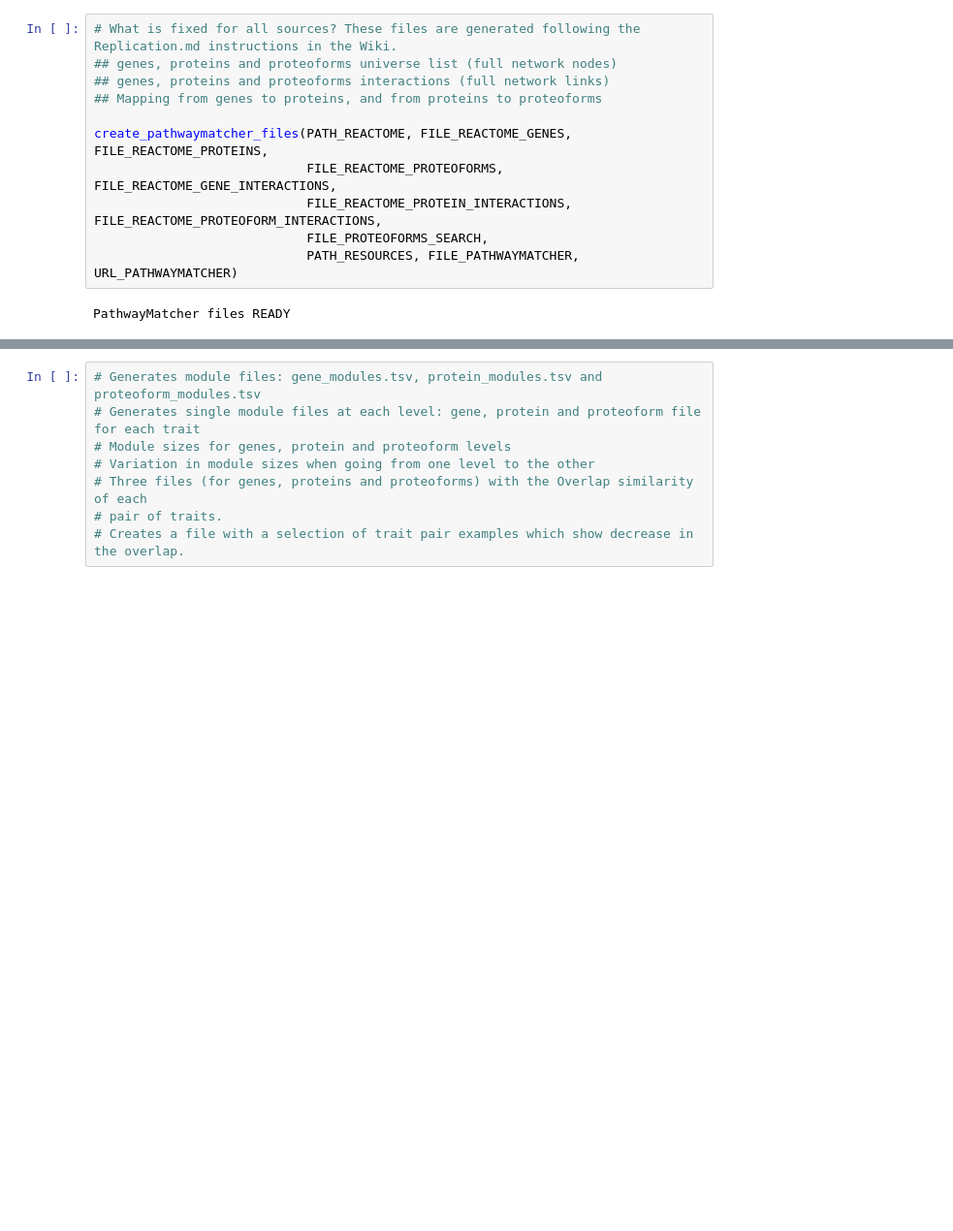
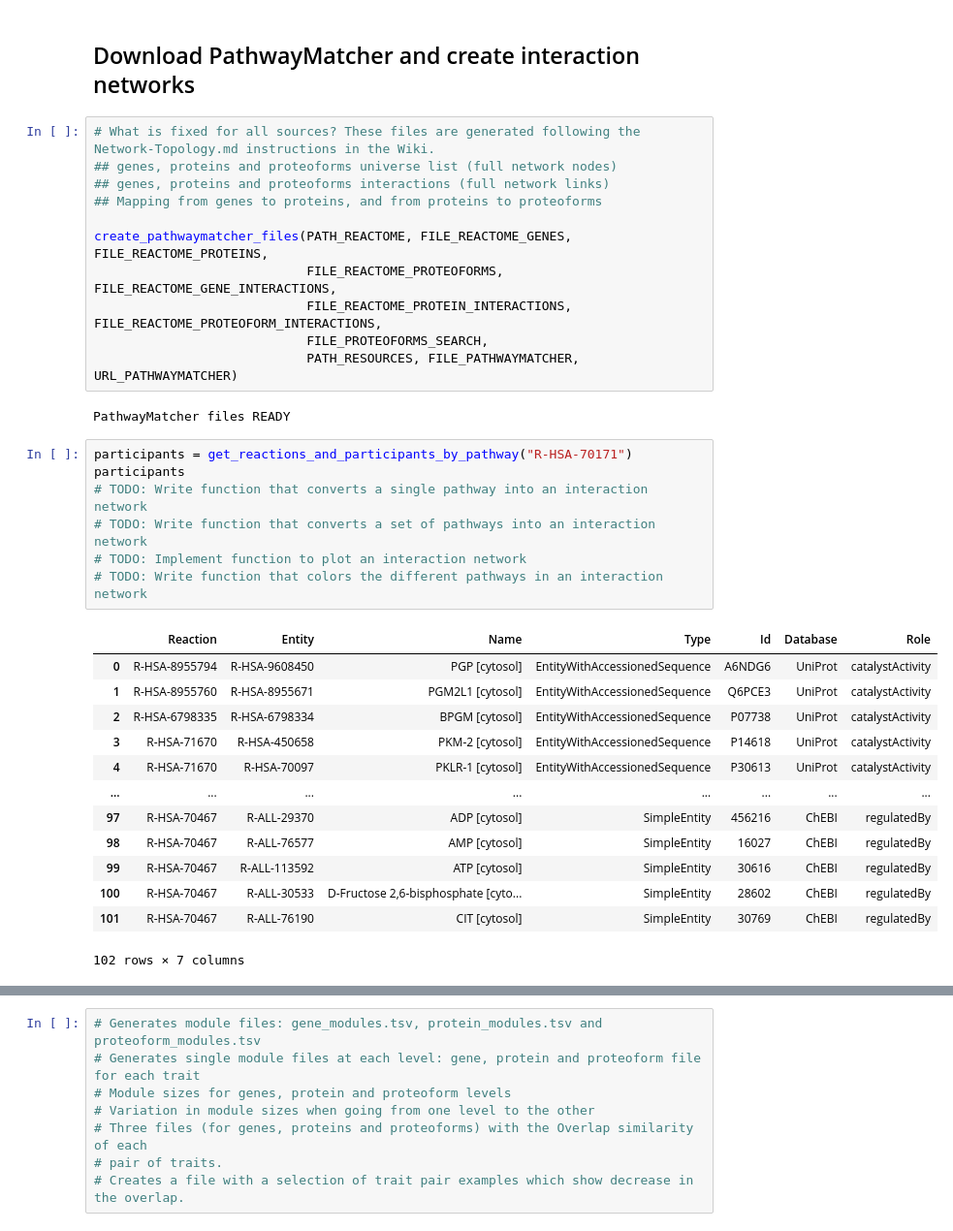
Before and after one commit to PathwayAnalysisPlatform/ProteoformNetworks, a Jupyter notebook: src/Python/network_topology.ipynb, the cells around one changed output, grey strips where cells are left out. Shown: that part at 97% size. Drawn from its saved outputs; the diff is of its cells as text; blank space fills up the shorter version.

```diff
--- a/src/Python/network_topology.ipynb
+++ b/src/Python/network_topology.ipynb
@@ -16,8 +21,10 @@ from Python.lib.download import download_if_not_exists
 config.set_root_wd()
 # %% [output]
 Working directory: c:\git\pathwayanalysisplatform\proteoformnetworks
+# %% [markdown]
+## Download PathwayMatcher and create interaction networks
 # %%
-# What is fixed for all sources? These files are generated following the Replication.md instructions in the Wiki.
+# What is fixed for all sources? These files are generated following the Network-Topology.md instructions in the Wiki.
 ## genes, proteins and proteoforms universe list (full network nodes)
 ## genes, proteins and proteoforms interactions (full network links)
 ## Mapping from genes to proteins, and from proteins to proteoforms
@@ -29,3 +36,24 @@ create_pathwaymatcher_files(PATH_REACTOME, FILE_REACTOME_GENES, FILE_REACTOME_PR
                             PATH_RESOURCES, FILE_PATHWAYMATCHER, URL_PATHWAYMATCHER)
 # %% [output]
 PathwayMatcher files READY
+# %%
+participants = get_reactions_and_participants_by_pathway("R-HSA-70171")
+participants
+# TODO: Write function that converts a single pathway into an interaction network
+# TODO: Write function that converts a set of pathways into an interaction network
+# TODO: Implement function to plot an interaction network
+# TODO: Write function that colors the different pathways in an interaction network
+# %% [output]
+|  | Reaction | Entity | Name | Type | Id | Database | Role |
+| 0 | R-HSA-8955794 | R-HSA-9608450 | PGP [cytosol] | EntityWithAccessionedSequence | A6NDG6 | UniProt | catalystActivity |
+| 1 | R-HSA-8955760 | R-HSA-8955671 | PGM2L1 [cytosol] | EntityWithAccessionedSequence | Q6PCE3 | UniProt | catalystActivity |
+| 2 | R-HSA-6798335 | R-HSA-6798334 | BPGM [cytosol] | EntityWithAccessionedSequence | P07738 | UniProt | catalystActivity |
+| 3 | R-HSA-71670 | R-HSA-450658 | PKM-2 [cytosol] | EntityWithAccessionedSequence | P14618 | UniProt | catalystActivity |
+| 4 | R-HSA-71670 | R-HSA-70097 | PKLR-1 [cytosol] | EntityWithAccessionedSequence | P30613 | UniProt | catalystActivity |
+| ... | ... | ... | ... | ... | ... | ... | ... |
+| 97 | R-HSA-70467 | R-ALL-29370 | ADP [cytosol] | SimpleEntity | 456216 | ChEBI | regulatedBy |
+| 98 | R-HSA-70467 | R-ALL-76577 | AMP [cytosol] | SimpleEntity | 16027 | ChEBI | regulatedBy |
+| 99 | R-HSA-70467 | R-ALL-113592 | ATP [cytosol] | SimpleEntity | 30616 | ChEBI | regulatedBy |
+| 100 | R-HSA-70467 | R-ALL-30533 | D-Fructose 2,6-bisphosphate [cyto... | SimpleEntity | 28602 | ChEBI | regulatedBy |
+| 101 | R-HSA-70467 | R-ALL-76190 | CIT [cytosol] | SimpleEntity | 30769 | ChEBI | regulatedBy |
+102 rows × 7 columns
```
Also changed, not shown: parts of 9 cells of this notebook, 7 other files.
